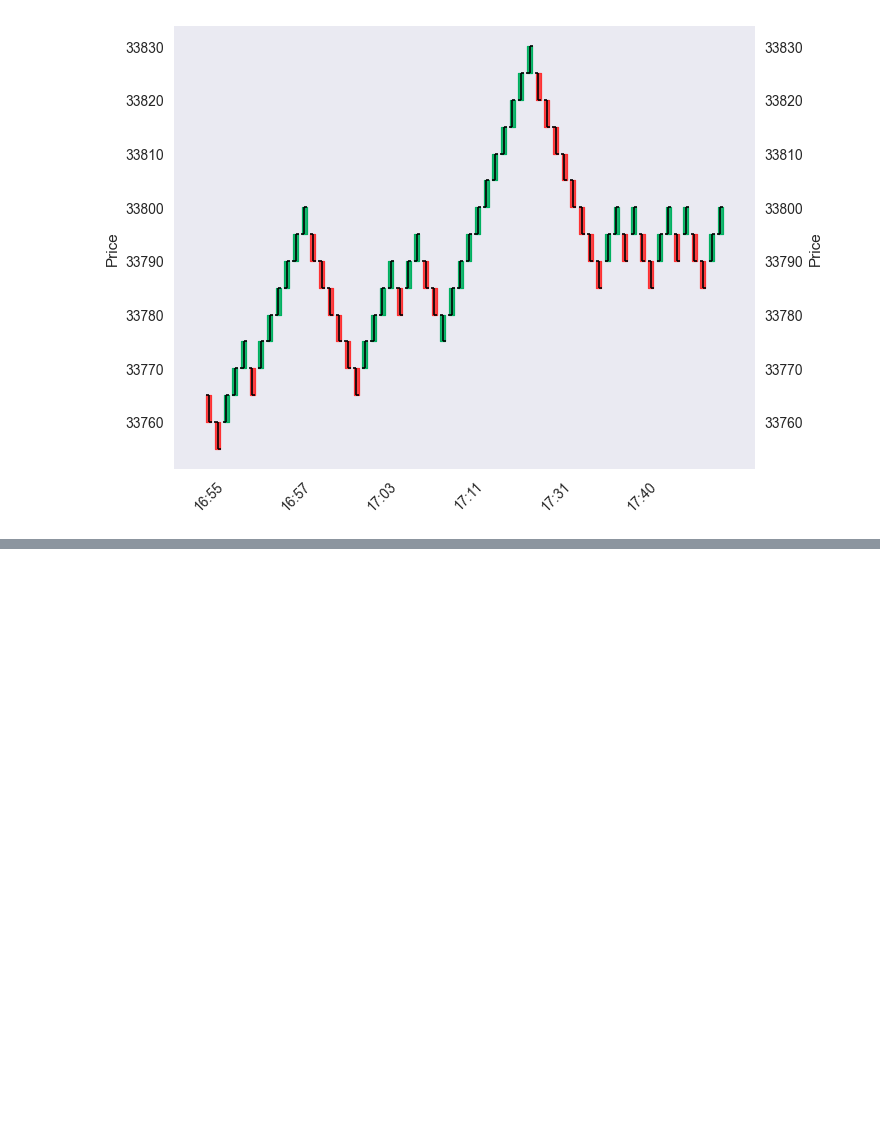
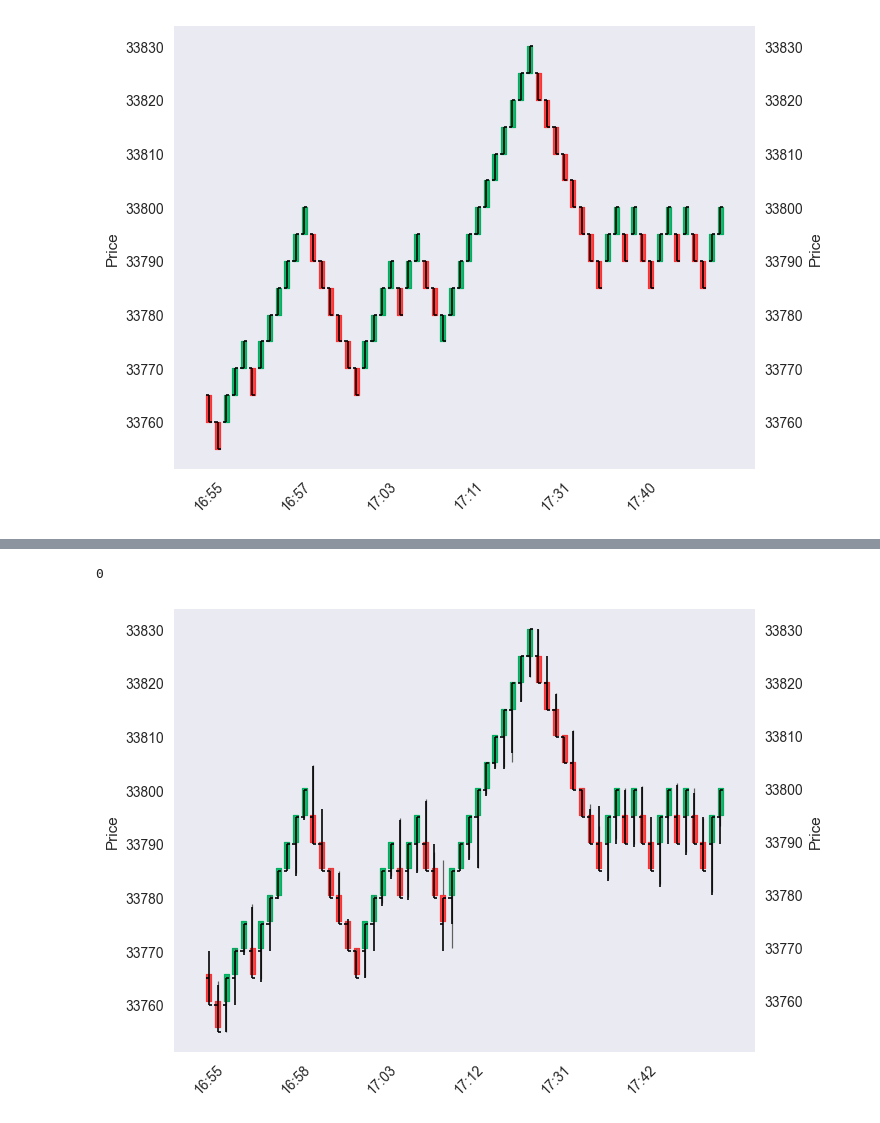
Before and after one commit to srlcarlg/renkodf, a Jupyter notebook: examples/comparison_ctrader.ipynb, the cells around one changed output, grey strips where cells are left out. Drawn from its saved outputs; the diff is of its cells as text; code cells hidden in the pictures; blank space fills up the shorter version.

```diff
--- a/examples/comparison_ctrader.ipynb
+++ b/examples/comparison_ctrader.ipynb
@@ -335,0 +384,28 @@ mpf.show()
+# %%
+df_orig = pd.read_parquet('data/US30_ReW50_cT.parquet')
+df_ticks = pd.read_parquet('data/US30_T1_cT.parquet')
+df_ticks.rename(columns={'bid': 'close'}, inplace=True)
+
+r = Renko(df_ticks, brick_size=5)
+df_renko = r.renko_df('wicks', False)
+
+differs = get_differences(df_orig, df_renko)[1]
+differs.remove(differs[7])
+
+new_renko = df_renko.drop(differs)
+differs = get_differences(df_orig, new_renko)[1]
+
+abs(len(new_renko) - len(df_orig))
+
+s = mpf.make_mpf_style(base_mpl_style='seaborn-v0_8', rc={'axes.grid': False})
+fig = mpf.figure(style=s, figsize=(7.5, 5.75))
+ax1 = fig.subplot()
+ax2 = ax1.twinx()
+
+mpf.plot(df_orig.iloc[490 - 30 : 490 + 30], ax=ax1, type='candle', vlines=dict(vlines=differs, linestyle='dotted'), style='yahoo', warn_too_much_data=len(df_renko))
+mpf.plot(new_renko.iloc[490 - 30 : 490 + 30], ax=ax2, type='ohlc', style='default', warn_too_much_data=len(df_renko))
+
+mpf.show()
+# %% [output]
+0
+[figure, added]
```
Also changed, not shown: parts of 25 cells of this notebook, 17 other files.
